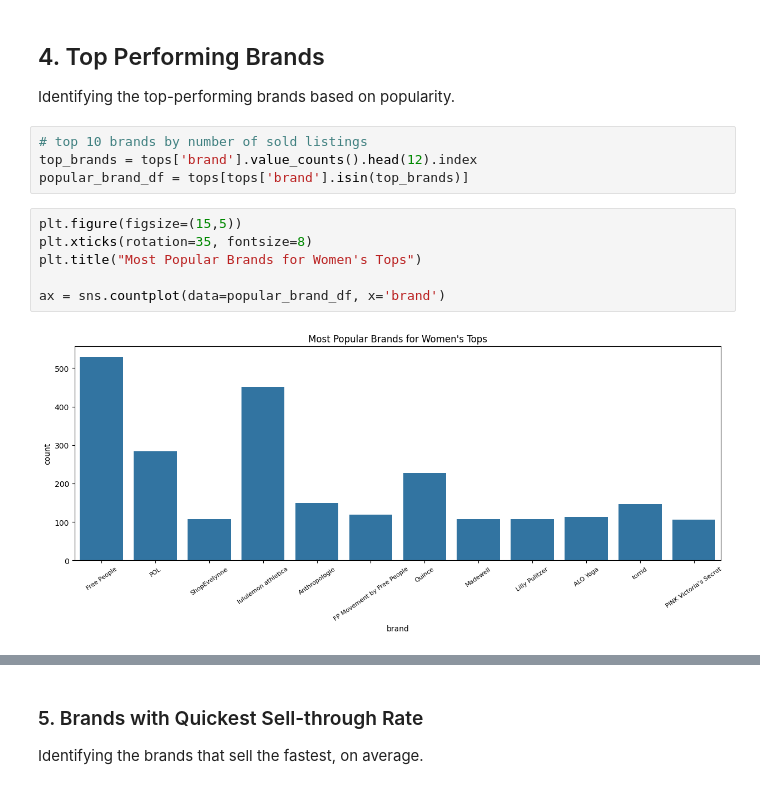
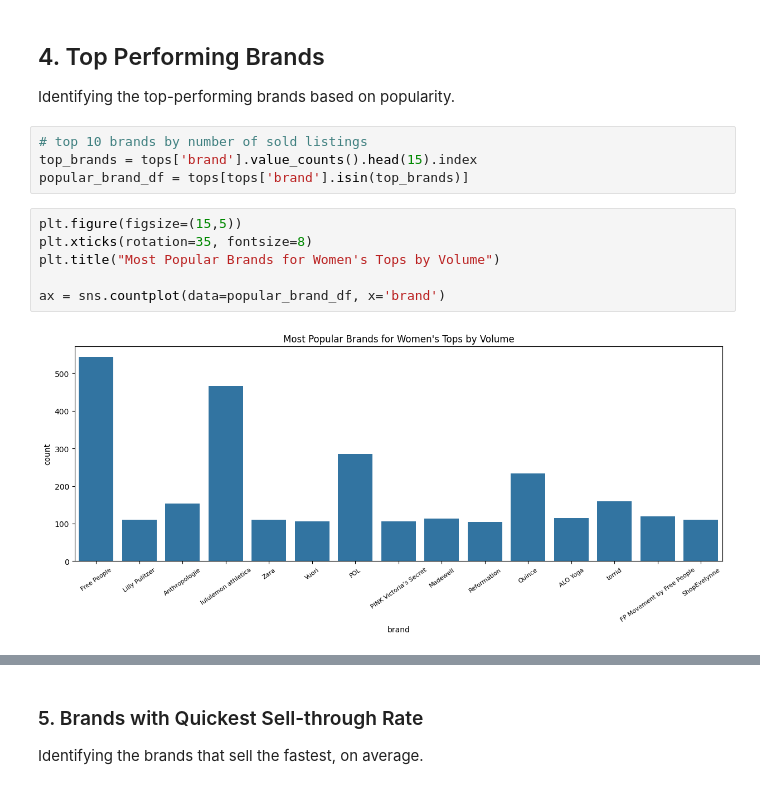
Before and after one commit to its-melina/Poshmark-Analytics, a Jupyter notebook: EDA.ipynb, the cells around one changed output, grey strips where cells are left out. Drawn from its saved outputs; the diff is of its cells as text.

```diff
--- a/EDA.ipynb
+++ b/EDA.ipynb
@@ -109,13 +109,13 @@ tops.head(5)
 Identifying the top-performing brands based on popularity.
 # %%
 # top 10 brands by number of sold listings
-top_brands = tops['brand'].value_counts().head(12).index
+top_brands = tops['brand'].value_counts().head(15).index
 popular_brand_df = tops[tops['brand'].isin(top_brands)]
 # %%
 plt.figure(figsize=(15,5))
 plt.xticks(rotation=35, fontsize=8)
-plt.title("Most Popular Brands for Women's Tops")
+plt.title("Most Popular Brands for Women's Tops by Volume")
 
 ax = sns.countplot(data=popular_brand_df, x='brand')
 # %% [output]
-[figure, old version]
+[figure, new version]
```
Also changed, not shown: parts of 12 cells of this notebook.
